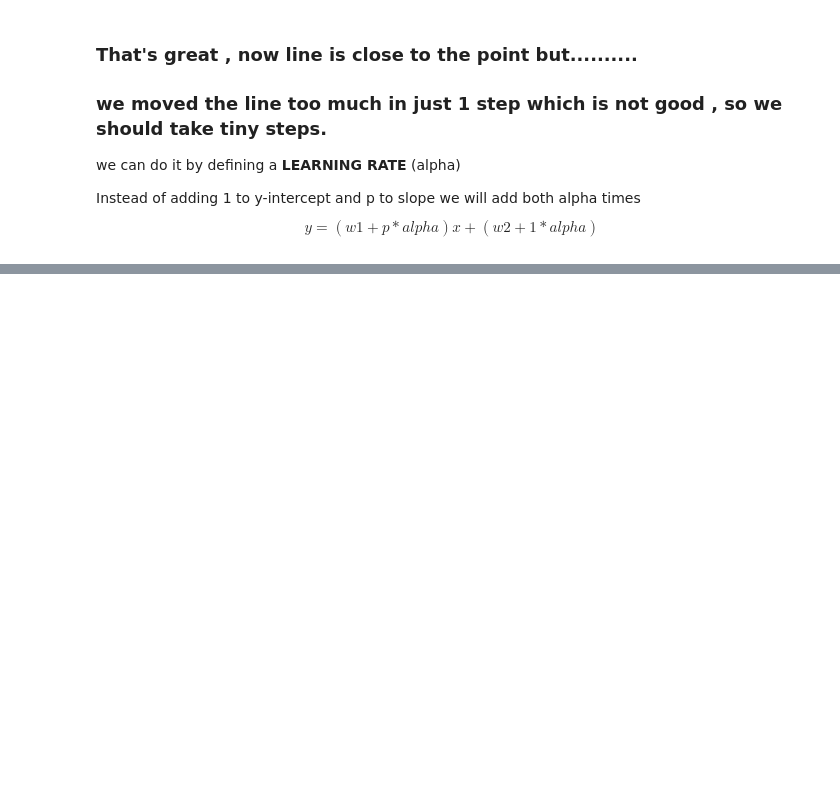
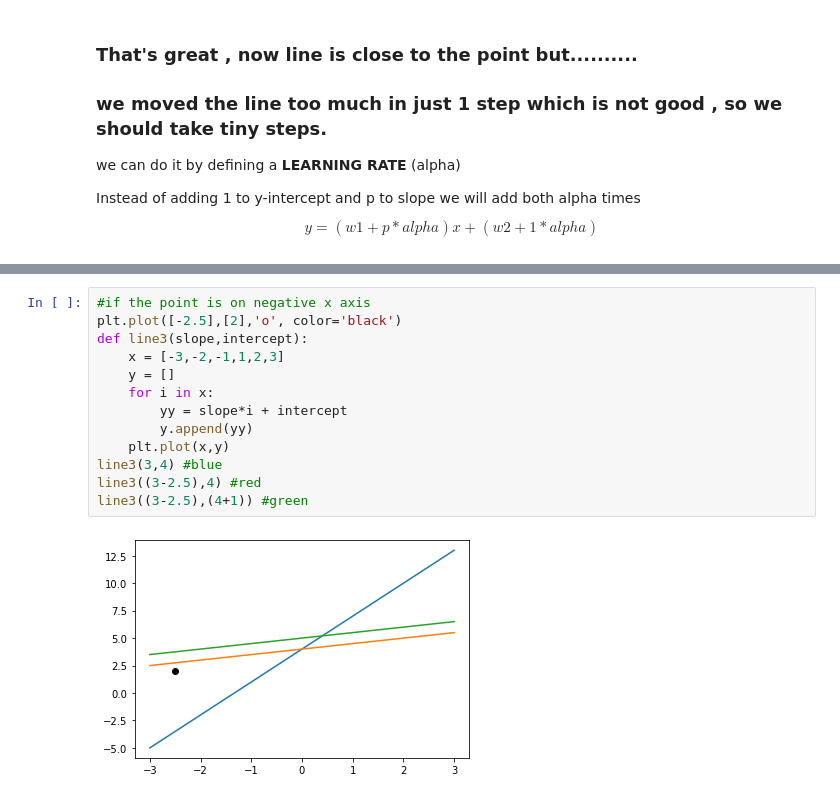
Before and after one commit to Areeba-Seher04/DataScience, a Jupyter notebook: Line.ipynb, the cells around one changed output, grey strips where cells are left out. Drawn from its saved outputs; the diff is of its cells as text; blank space fills up the shorter version.

```diff
--- a/Line.ipynb
+++ b/Line.ipynb
@@ -118,0 +134,15 @@ line1(3,4,3,1)
+# %%
+#if the point is on negative x axis
+plt.plot([-2.5],[2],'o', color='black')
+def line3(slope,intercept):
+    x = [-3,-2,-1,1,2,3]
+    y = []
+    for i in x:
+        yy = slope*i + intercept
+        y.append(yy)
+    plt.plot(x,y)
+line3(3,4) #blue
+line3((3-2.5),4) #red
+line3((3-2.5),(4+1)) #green
+# %% [output]
+[figure, added]
```
Also changed, not shown: parts of 12 cells of this notebook, 2 other files.
